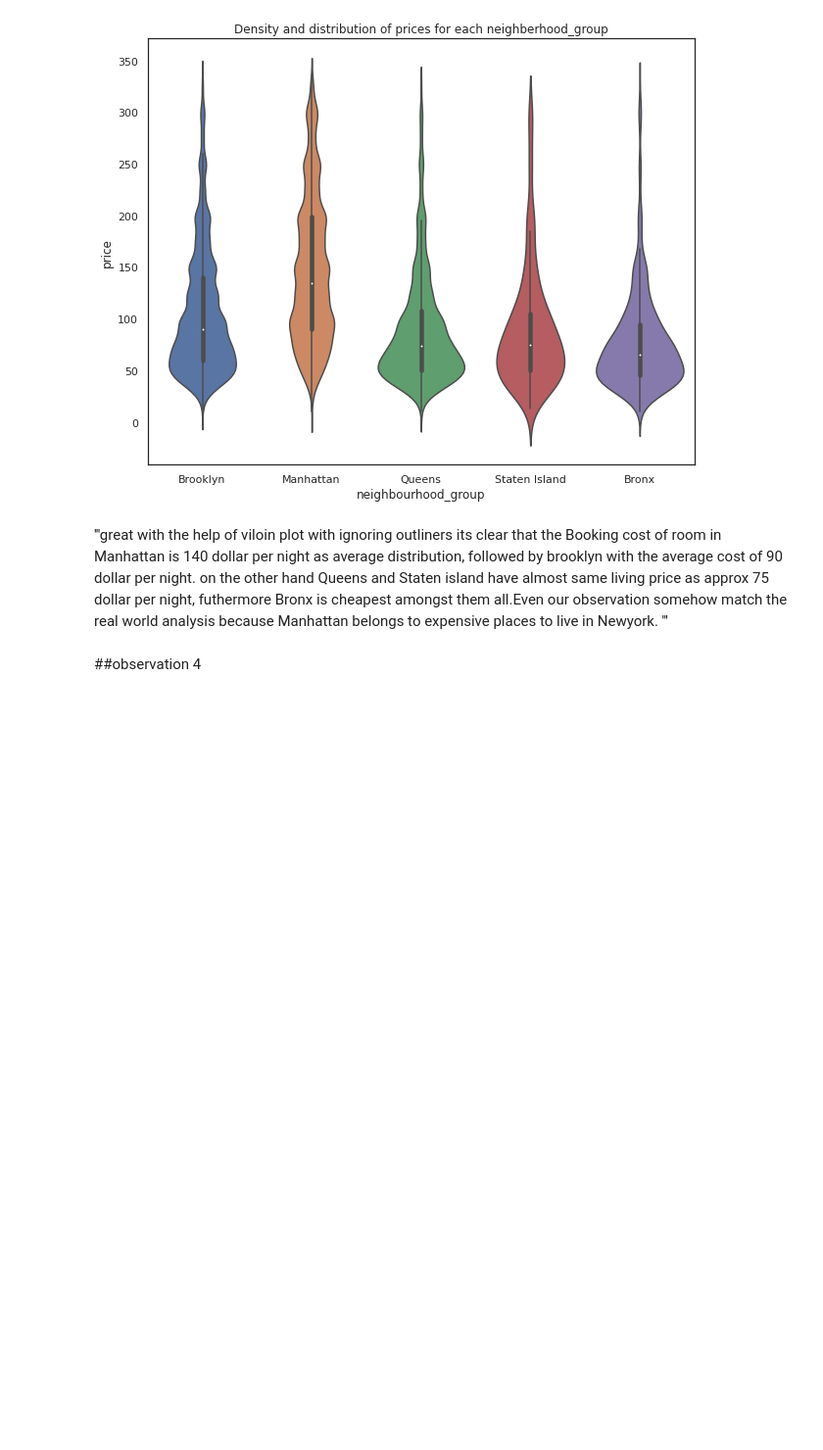
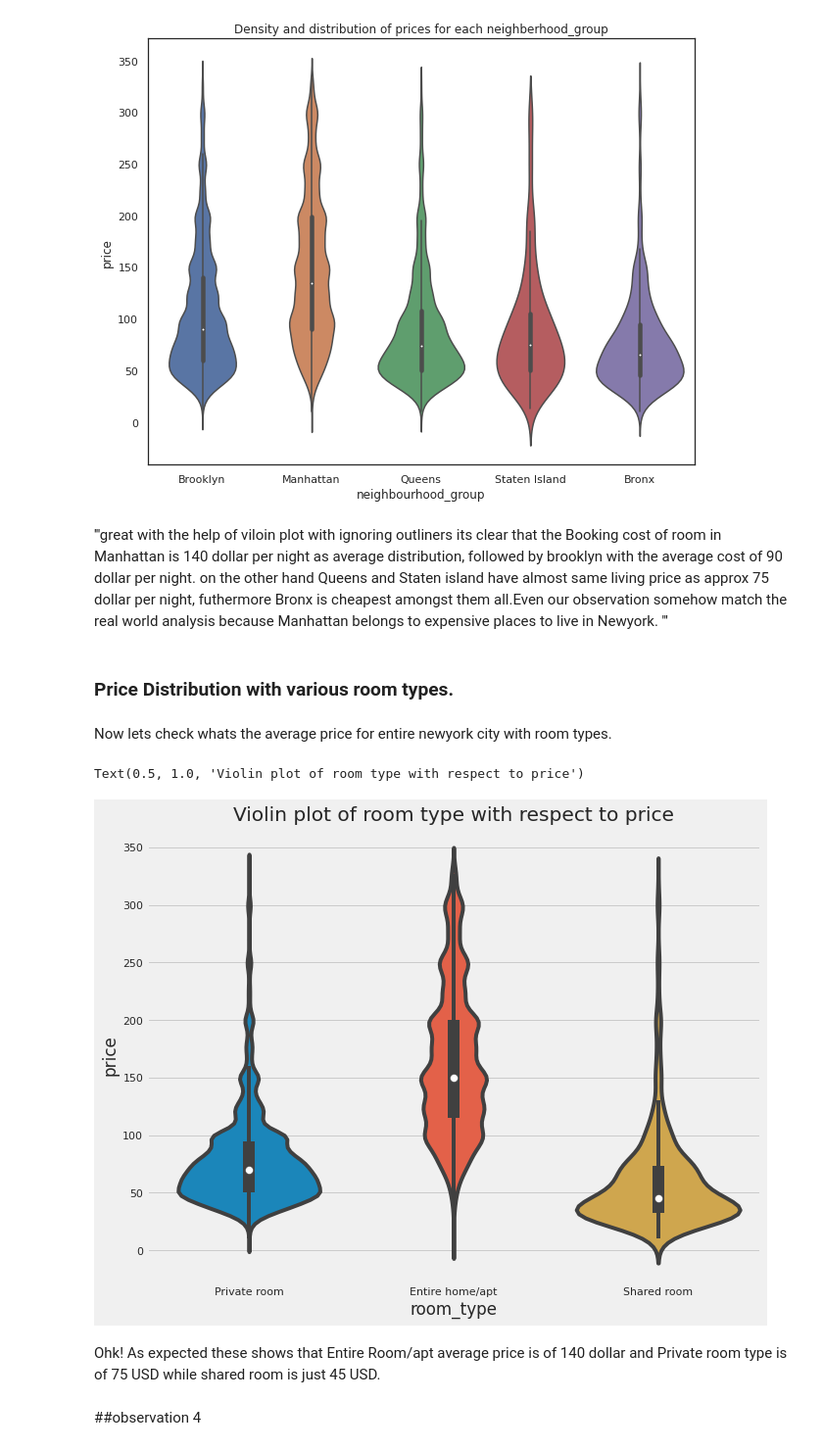
Before and after one commit to ChandanBar/EDA_on_airbnb, a Jupyter notebook: CB_Airbnb_Bookings_Analysis_team_Artistic_Algorithm.ipynb, the cells around one changed output. Shown at 98% size. Drawn from its saved outputs; the diff is of its cells as text; code cells hidden in the pictures; blank space fills up the shorter version.

```diff
--- a/CB_Airbnb_Bookings_Analysis_team_Artistic_Algorithm.ipynb
+++ b/CB_Airbnb_Bookings_Analysis_team_Artistic_Algorithm.ipynb
@@ -364,3 +361,7 @@ Text(0.5, 1.0, 'Density and distribution of prices for each neighberhood_group')
 [figure]
 # %% [markdown]
 '''great with the help of viloin plot with ignoring outliners its clear that the Booking cost of room in  Manhattan is 140 dollar per night as average distribution, followed by brooklyn with the average cost of 90 dollar per night. on the other hand Queens and Staten island have almost same living price as approx 75 dollar per night, futhermore Bronx is cheapest amongst them all.Even our observation somehow match the real world analysis because Manhattan belongs to expensive places to live in Newyork. '''
+# %% [markdown]
+### Price Distribution with various room types.
+# %% [markdown]
+Now lets check whats the average price for entire newyork city with room types.
@@ -367,3 +371,12 @@ Text(0.5, 1.0, 'Density and distribution of prices for each neighberhood_group')
+# %%
+# lets run the code for it.
+fig = sns.violinplot(x="room_type", y='price', data= price_without_outlier)
+fig.set_title('Violin plot of room type with respect to price')
+# %% [output]
+Text(0.5, 1.0, 'Violin plot of room type with respect to price')
+[figure, added]
+# %% [markdown]
+Ohk! As expected these shows that Entire Room/apt average price is of 140 dollar and Private room type is of 75 USD while shared room is just 45 USD.
 # %% [markdown]
 ##observation 4
 # %%
```
Also changed, not shown: parts of 4 cells of this notebook.
